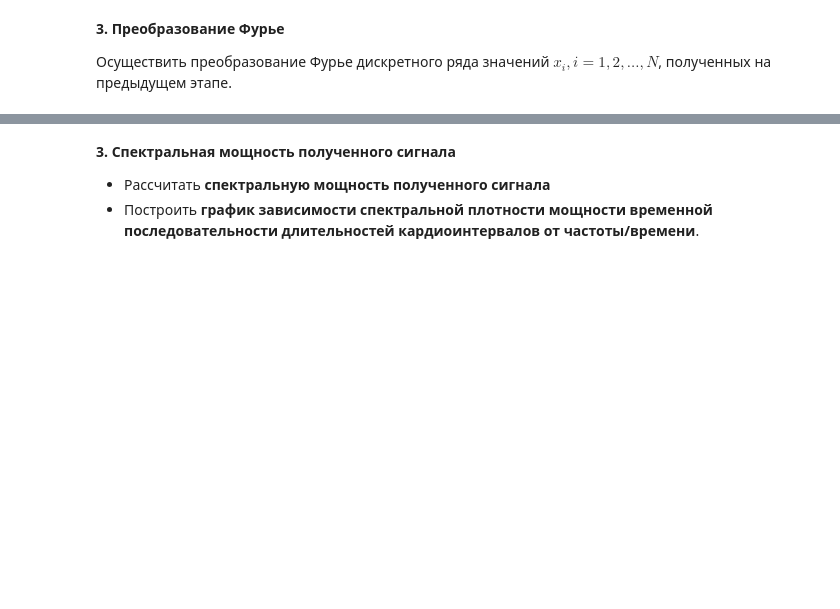
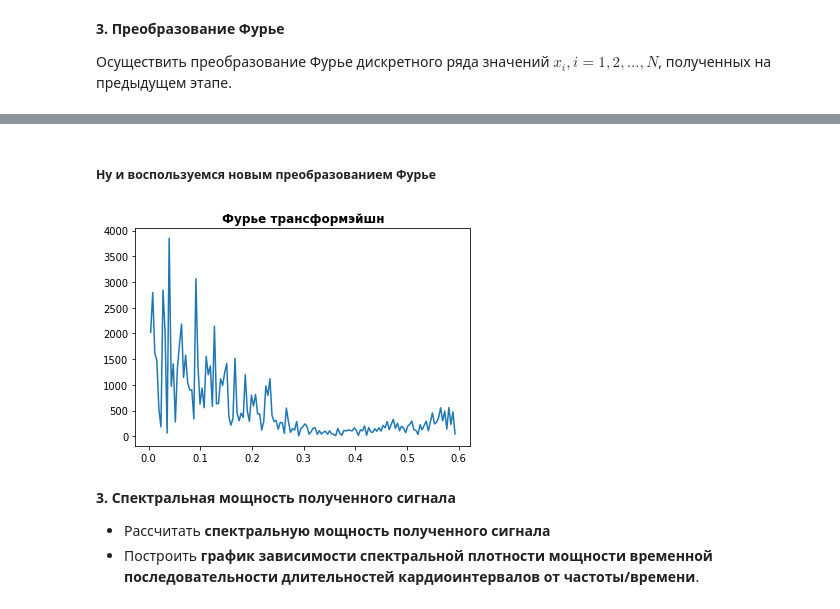
Before and after one commit to TohaRhymes/biometrics_itmo_spring2020, a Jupyter notebook: lab4_heart_variability/report.ipynb, the cells around one changed output, grey strips where cells are left out. Saved outputs shown, nothing was run; the diff lists cells and outputs as text; code cells hidden in the pictures; blank space fills up the shorter version.

```diff
--- a/lab4_heart_variability/report.ipynb
+++ b/lab4_heart_variability/report.ipynb
@@ -103,3 +159,12 @@ plt.show()
+# %% [markdown]
+##### Ну и воспользуемся новым преобразованием Фурье
+# %%
+freq, sample_fourier = easyFourierTransform(time_x, signal)
+plt.plot(freq, sample_fourier)
+plt.title("Фурье трансформэйшн", fontweight="bold")
+n_batch=len(freq)
+# %% [output]
+[figure, added]
 # %% [markdown]
 **3. Спектральная мощность полученного сигнала**
 
```
Also changed, not shown: parts of 9 cells of this notebook, 33 other files.
